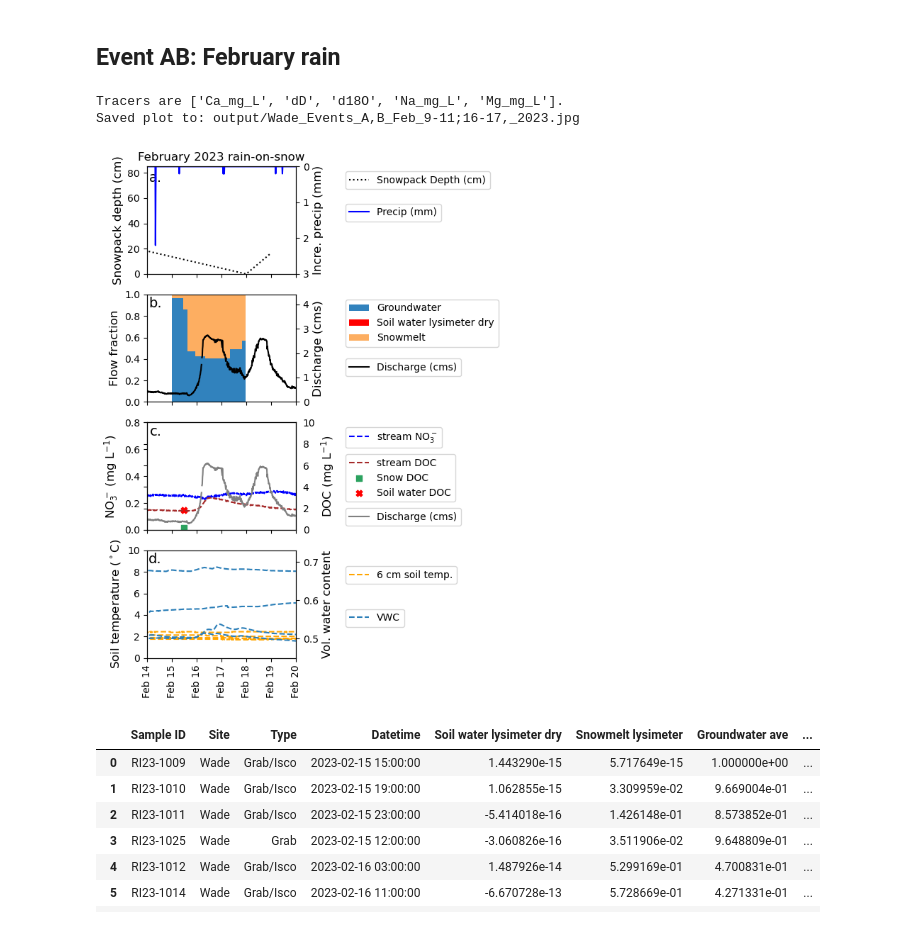
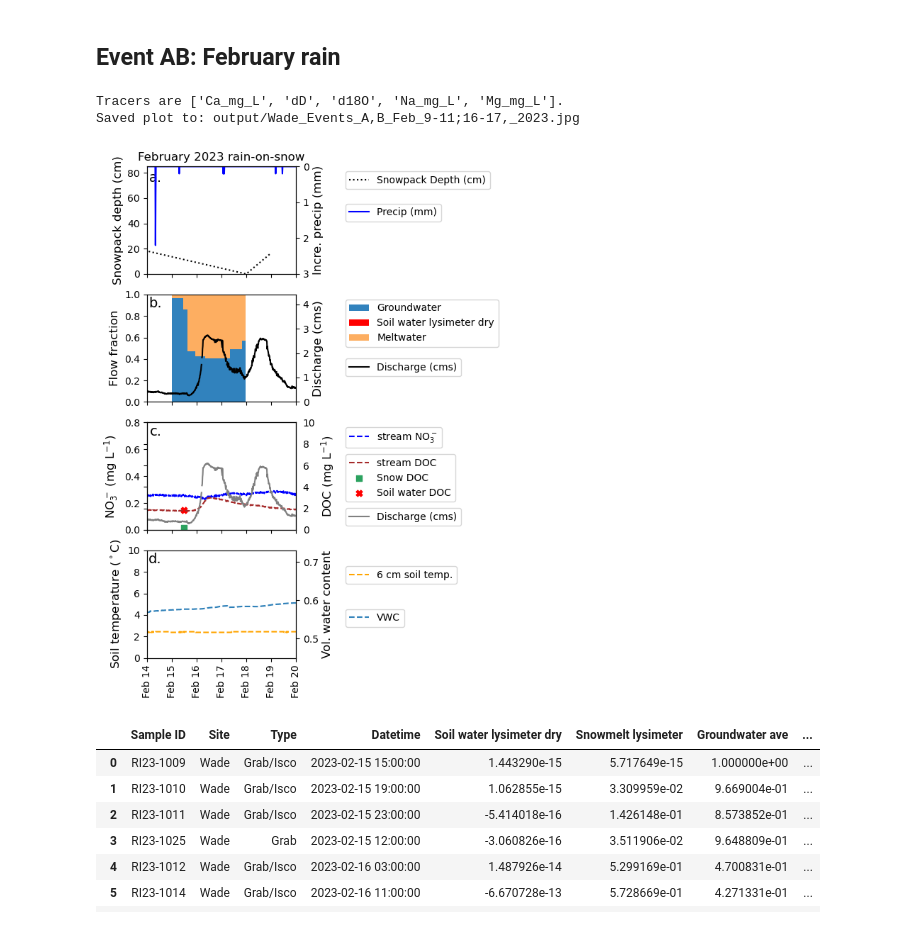
Before and after one commit to MeganEDuffy/EMMA, a Jupyter notebook: obsolete-EMMA-nbs/Wade_2023_ISCO_EMMA-plotting.ipynb, the cells around one changed output. Saved outputs shown, nothing was run; the diff lists cells and outputs as text; code cells hidden in the pictures.

```diff
--- a/obsolete-EMMA-nbs/Wade_2023_ISCO_EMMA-plotting.ipynb
+++ b/obsolete-EMMA-nbs/Wade_2023_ISCO_EMMA-plotting.ipynb
@@ -165,6 +165,10 @@ met_data = met_data[met_data['Precip_Increm'].notna()] # Lots of missing (NA) pr
 soil_data = pd.read_csv("~//OneDrive/git-repos/LCBP_Soils/OriginalData/soil-sensors/Ranch_Brook/RanchBrook_TMS4_WY23_SML1_data.csv")
 soil_data = soil_data.rename(columns={'Soil_temp': 'Temperature'})
 soil_data['Datetime'] = pd.to_datetime(soil_data['dateTimeText'], format = "%Y.%m.%d %H:%M", errors = 'coerce')
+filtered_1_soil = soil_data[soil_data['TMS_MED_number'] == 1]
+filtered_2_soil = soil_data[soil_data['TMS_MED_number'] == 2]
+filtered_3_soil = soil_data[soil_data['TMS_MED_number'] == 3]
+filtered_4_soil = soil_data[soil_data['TMS_MED_number'] == 4]
 
 #########
 # PCA  #
@@ -381,8 +385,8 @@ def plot_event_with_snowpack(
     'Groundwater ave': 'Groundwater',
     'Baseflow': 'Groundwater',
     'Soil water lysimeter ave': 'Soil water',
-    'Snowmelt lysimeter': 'Snowmelt',
-    'Snowmelt lysimeter ave': 'Snowmelt'
+    'Snowmelt lysimeter': 'Meltwater',
+    'Snowmelt lysimeter ave': 'Meltwater'
     }
 
     # Build custom legend handles with simplified labels
@@ -443,7 +447,7 @@ def plot_event_with_snowpack(
     ax3_secondary.tick_params(axis='y', labelright=True, labelleft=False)
 
     # Plot soil temperature and moisture on 4th plot
-    ax4.plot(soil_data['Datetime'], soil_data['Temperature'], color='orange', label='6 cm soil temp.', linestyle='--')
+    ax4.plot(filtered_2_soil['Datetime'], filtered_2_soil['Temperature'], color='orange', label='6 cm soil temp.', linestyle='--')
     ax4.set_ylabel('Soil temperature ($^\circ$C)', color='black', fontsize = 12)
     ax4.set_ylim([0, 10])
     ax4.tick_params(axis='y', labelcolor='black')
@@ -453,7 +457,7 @@ def plot_event_with_snowpack(
     # Secondary y-axis for soil VWR
     ax4_secondary = ax4.twinx()
     ax4_secondary.spines.right.set_position(("axes", 1.0))
-    ax4_secondary.plot(soil_data['Datetime'], soil_data['VWC'], color='#2c7fb8', label='VWC', linestyle='--')
+    ax4_secondary.plot(filtered_4_soil['Datetime'], filtered_4_soil['VWC'], color='#2c7fb8', label='VWC', linestyle='--')
     ax4_secondary.set_ylabel('Vol. water content', color='black', fontsize = 12)
     ax4_secondary.set_ylim(0.45,0.73)
     ax4_secondary.legend(loc='upper left', bbox_to_anchor=(1.25, 0.25))
@@ -474,34 +478,34 @@ def plot_event_with_snowpack(
     ax3_tertiary.legend(loc='upper left', bbox_to_anchor=(1.30, 0.25))
 
     ax4.legend(loc='upper left', bbox_to_anchor=(1.30, 0.9))
     ax4_secondary.legend(loc='upper left', bbox_to_anchor=(1.30, 0.5))
 
     # Define the formatter
     date_fmt = mdates.DateFormatter('%b %d')  # e.g., 'Feb 09'
 
     # Apply to all x-axes
     for ax in [ax1, ax2, ax3, ax4]:
         ax.xaxis.set_major_formatter(date_fmt)
 
     plt.tight_layout()
 
     # --- Save plot as 'output/Site_EventName.jpg' ---
     # Sanitize filename: replace spaces and parentheses
     safe_event_name = event_name.replace(" ", "_").replace("(", "").replace(")", "").replace(":", "")
     filename = f"{Site}_{safe_event_name}.jpg"
     output_path = os.path.join("output", filename)
 
     fig.savefig(output_path, dpi=300)
     print(f"Saved plot to: {output_path}")
 
     plt.show()
 
 plot_event_with_snowpack(eventA_df, "Events A,B (Feb 9-11;16-17, 2023)", \
                          colors_A, start_A, end_A, start_plot_A, end_plot_A, scan_data, snowpack_data)
 # %% [output]
 Tracers are ['Ca_mg_L', 'dD', 'd18O', 'Na_mg_L', 'Mg_mg_L'].
 Saved plot to: output/Wade_Events_A,B_Feb_9-11;16-17,_2023.jpg
-[figure, old version]
+[figure, new version]
 # %%
 fractions_df.to_csv('Wade_WY23_FebROS_EMMA_fractions.csv', index=False)
 
```
Also changed, not shown: parts of 3 cells of this notebook, 16 other files.
